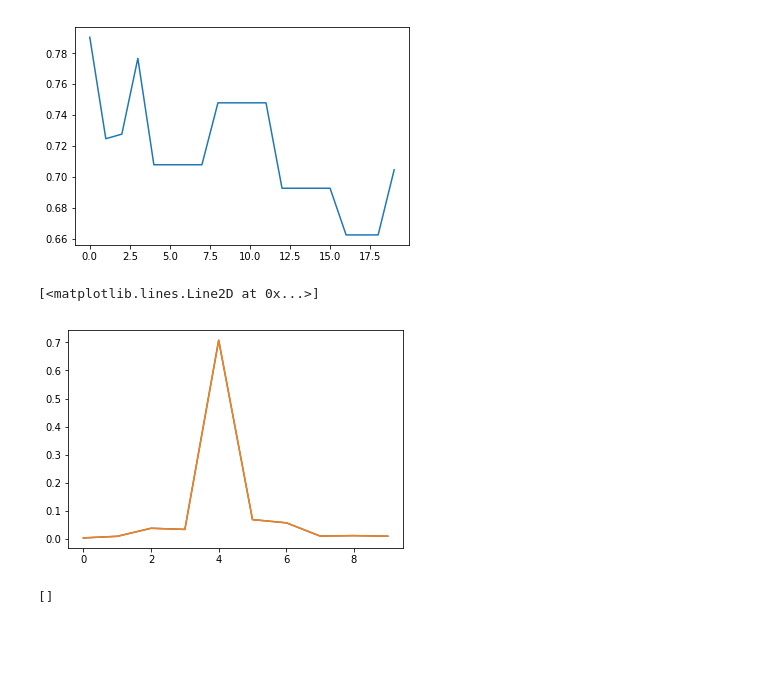
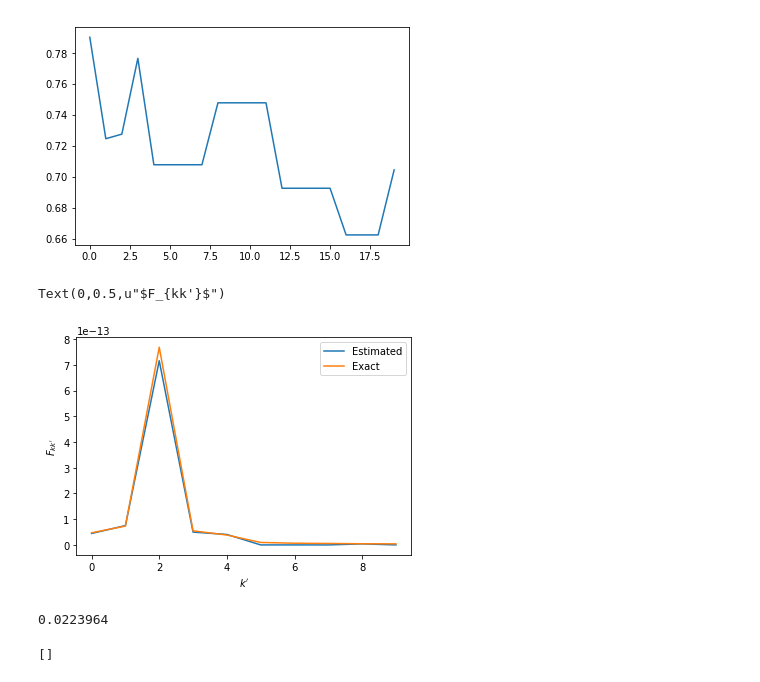
Before and after one commit to bhorowitz/weak_lensing, a Jupyter notebook: lin_2d.ipynb, the cells around one changed output. Drawn from its saved outputs; the diff is of its cells as text; code cells hidden in the pictures; blank space fills up the shorter version.

```diff
--- a/lin_2d.ipynb
+++ b/lin_2d.ipynb
@@ -582,12 +584,19 @@ plot(np.diag(window_est[0:20]))
 # %% [output]
 [<matplotlib.lines.Line2D at 0x...>]
 [figure]
-# %%
-plot(window_est[4,:10])
-plot(window_est[4,:10])
-# %% [output]
-[<matplotlib.lines.Line2D at 0x...>]
-[figure, removed]
+# %%
+plot(fisher_est[2,:10],label="Estimated")
+plot(fisher[2,:10],label="Exact")
+plt.xlabel("$k'$")
+plt.legend()
+plt.ylabel("$F_{kk'}$")
+# %% [output]
+Text(0,0.5,u"$F_{kk'}$")
+[figure, added]
+# %%
+k_bins[2]
+# %% [output]
+0.0223964
 # %%
 plot(np.diag(window_est))
 plt.loglog()
```
Also changed, not shown: parts of 12 cells of this notebook, 5 other files.
